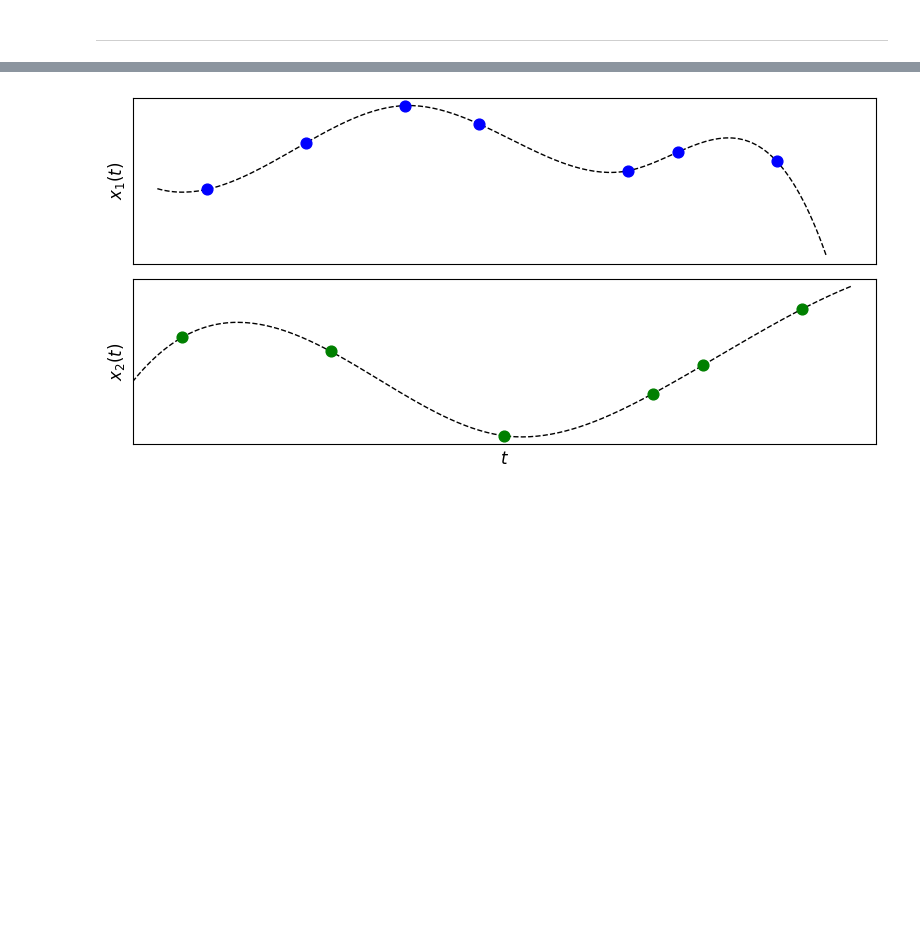
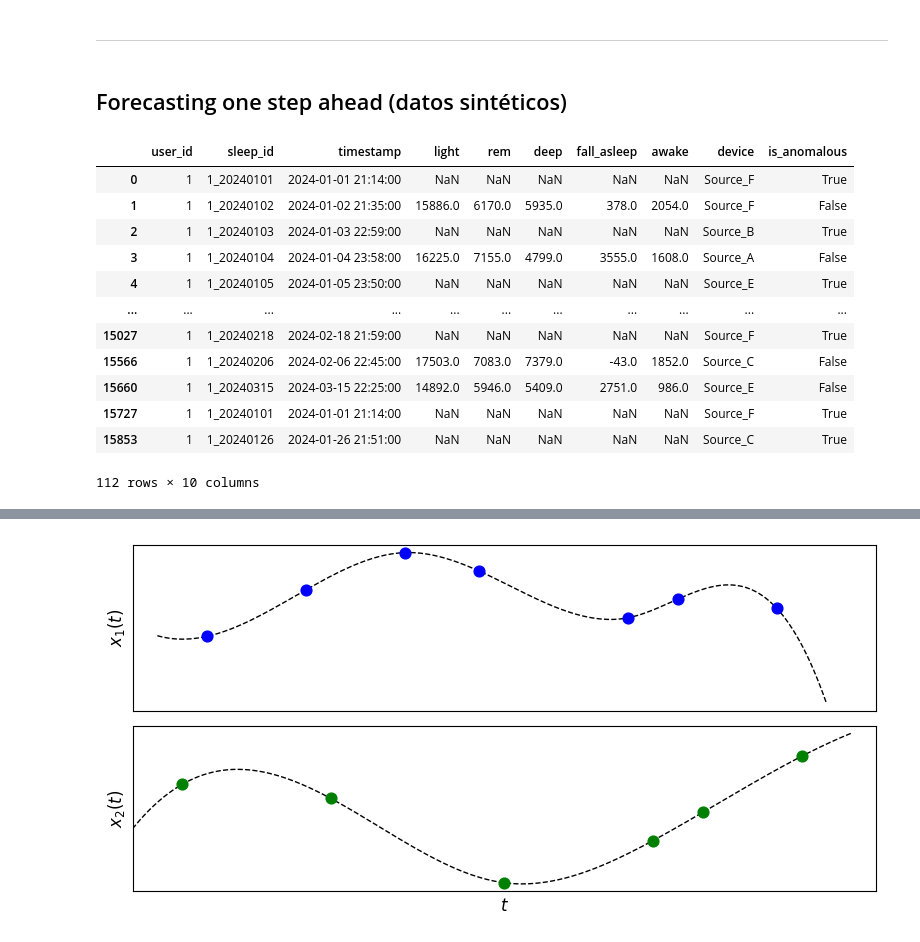
Before and after one commit to gabrielam-projects/DL-timeseries, a Jupyter notebook: Experimentos/mTAN/mtan.ipynb, the cells around one changed output, grey strips where cells are left out. Cells and saved outputs as stored; diff of their text form; code cells hidden in the pictures; blank space fills up the shorter version.

```diff
--- a/Experimentos/mTAN/mtan.ipynb
+++ b/Experimentos/mTAN/mtan.ipynb
@@ -407,2 +388,32 @@ MAPE = 7.16%
 # %% [markdown]
 --------------------------------
+# %% [markdown]
+## Forecasting one step ahead (datos sintéticos)
+# %%
+# --- Cargar CSVs ---
+df_sleep = pd.read_csv("/home/gmartinez/Tesis/Datasets/Synthetic data/simulated_sleep_data.csv")
+df_hr = pd.read_csv("/home/gmartinez/Tesis/Datasets/Synthetic data/simulated_heart_rate_data.csv")
+# %%
+# --- Filtrar un solo usuario y una sesión de sueño (puedes automatizar esto) ---
+user_id = 1
+# %%
+# --- Asegurar conversión a datetime ---
+df_sleep["timestamp"] = pd.to_datetime(df_sleep["timestamp"])
+df_hr["timestamp"] = pd.to_datetime(df_hr["timestamp"])
+# %%
+sleep_data = df_sleep[df_sleep["user_id"] == user_id].copy()
+sleep_data
+# %% [output]
+|  | user_id | sleep_id | timestamp | light | rem | deep | fall_asleep | awake | device | is_anomalous |
+| 0 | 1 | 1_20240101 | 2024-01-01 21:14:00 | NaN | NaN | NaN | NaN | NaN | Source_F | True |
+| 1 | 1 | 1_20240102 | 2024-01-02 21:35:00 | 15886.0 | 6170.0 | 5935.0 | 378.0 | 2054.0 | Source_F | False |
+| 2 | 1 | 1_20240103 | 2024-01-03 22:59:00 | NaN | NaN | NaN | NaN | NaN | Source_B | True |
+| 3 | 1 | 1_20240104 | 2024-01-04 23:58:00 | 16225.0 | 7155.0 | 4799.0 | 3555.0 | 1608.0 | Source_A | False |
+| 4 | 1 | 1_20240105 | 2024-01-05 23:50:00 | NaN | NaN | NaN | NaN | NaN | Source_E | True |
+| ... | ... | ... | ... | ... | ... | ... | ... | ... | ... | ... |
+| 15027 | 1 | 1_20240218 | 2024-02-18 21:59:00 | NaN | NaN | NaN | NaN | NaN | Source_F | True |
+| 15566 | 1 | 1_20240206 | 2024-02-06 22:45:00 | 17503.0 | 7083.0 | 7379.0 | -43.0 | 1852.0 | Source_C | False |
+| 15660 | 1 | 1_20240315 | 2024-03-15 22:25:00 | 14892.0 | 5946.0 | 5409.0 | 2751.0 | 986.0 | Source_E | False |
+| 15727 | 1 | 1_20240101 | 2024-01-01 21:14:00 | NaN | NaN | NaN | NaN | NaN | Source_F | True |
+| 15853 | 1 | 1_20240126 | 2024-01-26 21:51:00 | NaN | NaN | NaN | NaN | NaN | Source_C | True |
+112 rows × 10 columns
```
Also changed, not shown: parts of 31 cells of this notebook, 6 other files.
